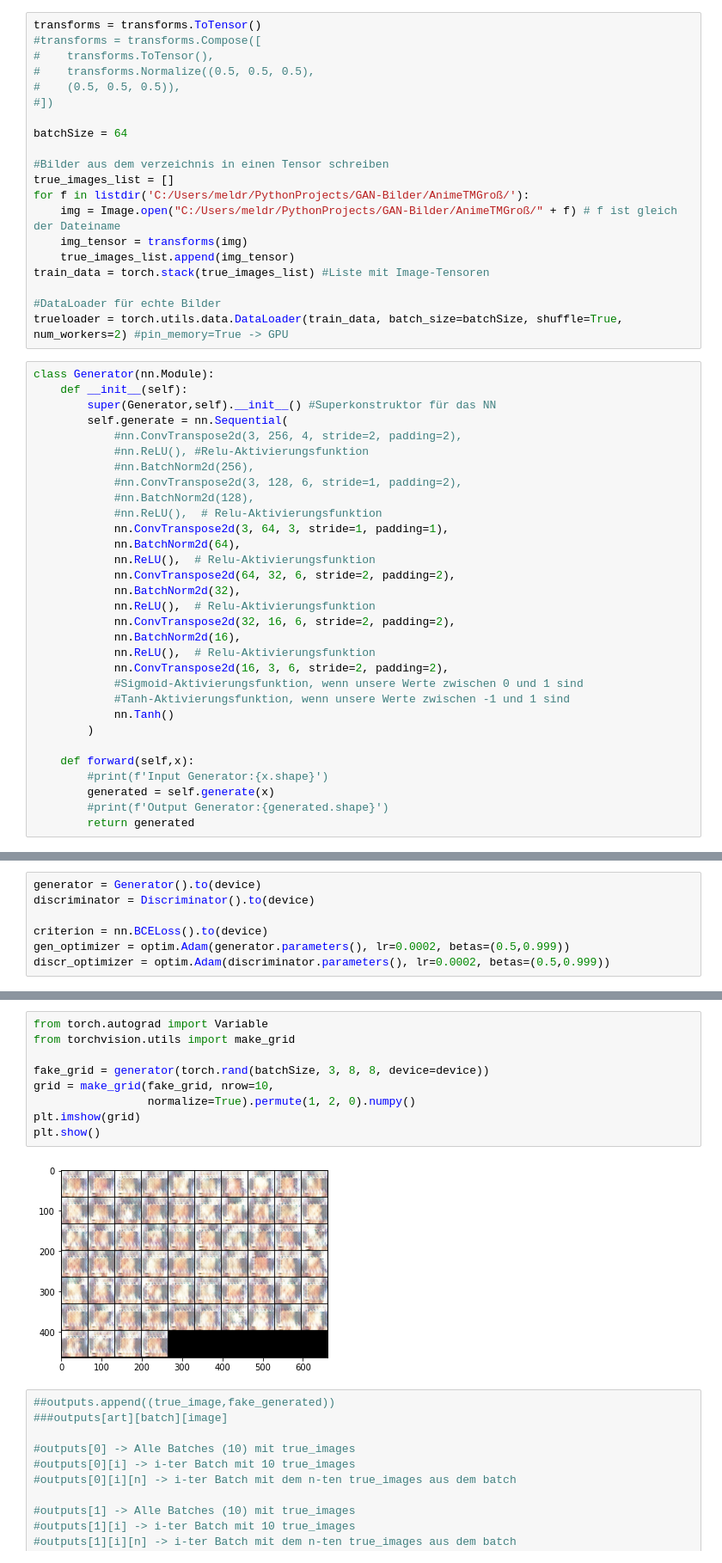
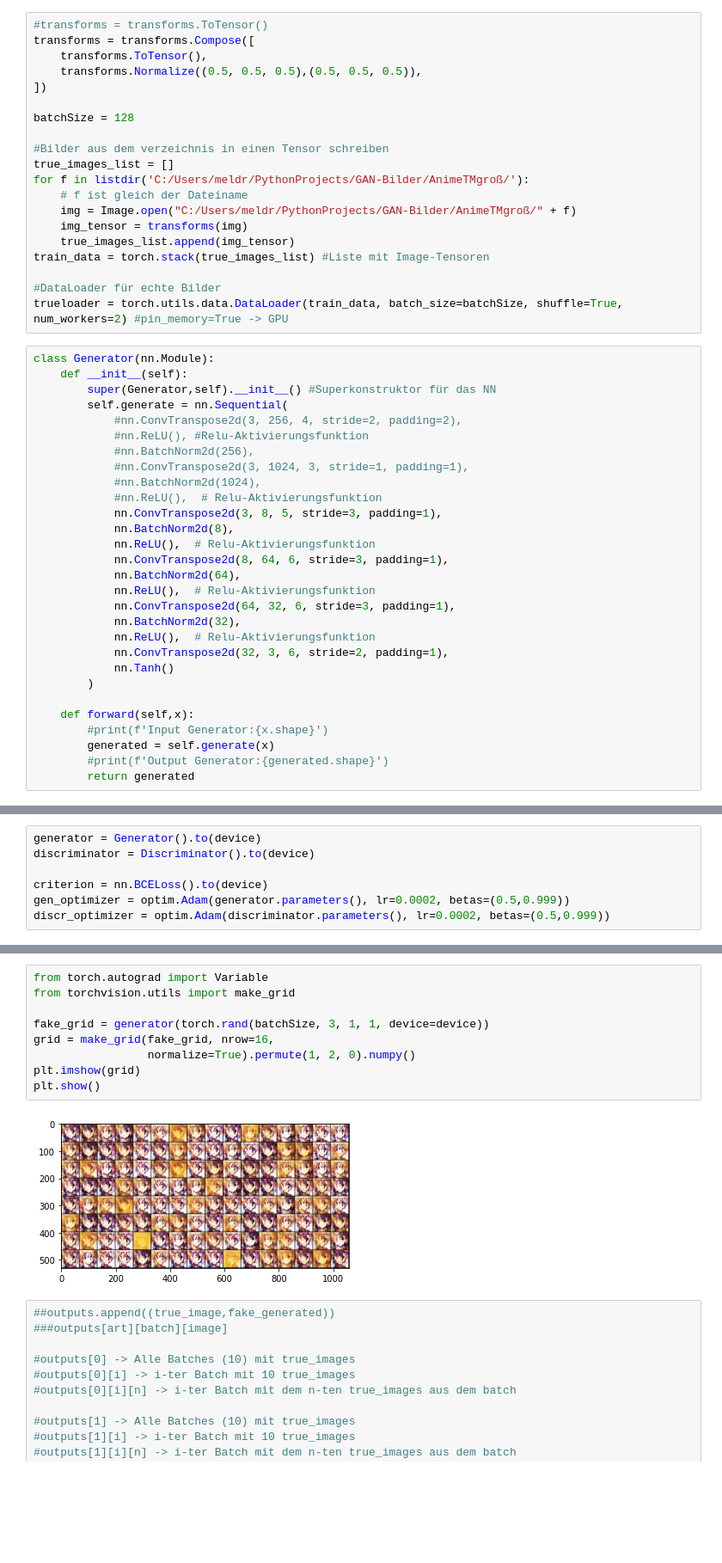
Before and after one commit to MeldrMue/GIT-Repository-GAN, a Jupyter notebook: src/GAN.ipynb, the cells around one changed output, grey strips where cells are left out. Shown at 86% size. Drawn from its saved outputs; the diff is of its cells as text; blank space fills up the shorter version.

```diff
--- a/src/GAN.ipynb
+++ b/src/GAN.ipynb
@@ -29,19 +29,19 @@ This Conputation is running on cpu
 Bilder importieren
 -
 # %%
-transforms = transforms.ToTensor()
-#transforms = transforms.Compose([
-#    transforms.ToTensor(),
-#    transforms.Normalize((0.5, 0.5, 0.5),
-#    (0.5, 0.5, 0.5)),
-#])
+#transforms = transforms.ToTensor()
+transforms = transforms.Compose([
+    transforms.ToTensor(),
+    transforms.Normalize((0.5, 0.5, 0.5),(0.5, 0.5, 0.5)),
+])
 
-batchSize = 64
+batchSize = 128
 
 #Bilder aus dem verzeichnis in einen Tensor schreiben
 true_images_list = []
-for f in listdir('C:/Users/meldr/PythonProjects/GAN-Bilder/AnimeTMGroß/'):
-    img = Image.open("C:/Users/meldr/PythonProjects/GAN-Bilder/AnimeTMGroß/" + f) # f ist gleich der Dateiname
+for f in listdir('C:/Users/meldr/PythonProjects/GAN-Bilder/AnimeTMgroß/'):
+    # f ist gleich der Dateiname
+    img = Image.open("C:/Users/meldr/PythonProjects/GAN-Bilder/AnimeTMgroß/" + f)
     img_tensor = transforms(img)
     true_images_list.append(img_tensor)
 train_data = torch.stack(true_images_list) #Liste mit Image-Tensoren
@@ -56,21 +56,19 @@ class Generator(nn.Module):
             #nn.ConvTranspose2d(3, 256, 4, stride=2, padding=2),
             #nn.ReLU(), #Relu-Aktivierungsfunktion
             #nn.BatchNorm2d(256),
-            #nn.ConvTranspose2d(3, 128, 6, stride=1, padding=2),
-            #nn.BatchNorm2d(128),
+            #nn.ConvTranspose2d(3, 1024, 3, stride=1, padding=1),
+            #nn.BatchNorm2d(1024),
             #nn.ReLU(),  # Relu-Aktivierungsfunktion
-            nn.ConvTranspose2d(3, 64, 3, stride=1, padding=1),
+            nn.ConvTranspose2d(3, 8, 5, stride=3, padding=1),
+            nn.BatchNorm2d(8),
+            nn.ReLU(),  # Relu-Aktivierungsfunktion
+            nn.ConvTranspose2d(8, 64, 6, stride=3, padding=1),
             nn.BatchNorm2d(64),
             nn.ReLU(),  # Relu-Aktivierungsfunktion
-            nn.ConvTranspose2d(64, 32, 6, stride=2, padding=2),
+            nn.ConvTranspose2d(64, 32, 6, stride=3, padding=1),
             nn.BatchNorm2d(32),
             nn.ReLU(),  # Relu-Aktivierungsfunktion
-            nn.ConvTranspose2d(32, 16, 6, stride=2, padding=2),
-            nn.BatchNorm2d(16),
-            nn.ReLU(),  # Relu-Aktivierungsfunktion
-            nn.ConvTranspose2d(16, 3, 6, stride=2, padding=2),
-            #Sigmoid-Aktivierungsfunktion, wenn unsere Werte zwischen 0 und 1 sind
-            #Tanh-Aktivierungsfunktion, wenn unsere Werte zwischen -1 und 1 sind
+            nn.ConvTranspose2d(32, 3, 6, stride=2, padding=1),
             nn.Tanh()
         )
 
@@ -332,14 +331,14 @@ torch.Size([3, 64, 64])
 # %%
 from torch.autograd import Variable
 from torchvision.utils import make_grid
 
-fake_grid = generator(torch.rand(batchSize, 3, 8, 8, device=device))
-grid = make_grid(fake_grid, nrow=10,
+fake_grid = generator(torch.rand(batchSize, 3, 1, 1, device=device))
+grid = make_grid(fake_grid, nrow=16,
                  normalize=True).permute(1, 2, 0).numpy()
 plt.imshow(grid)
 plt.show()
 # %% [output]
-[figure, old version]
+[figure, new version]
 # %%
 ##outputs.append((true_image,fake_generated))
 ###outputs[art][batch][image]
```
Also changed, not shown: parts of 5 cells of this notebook.
